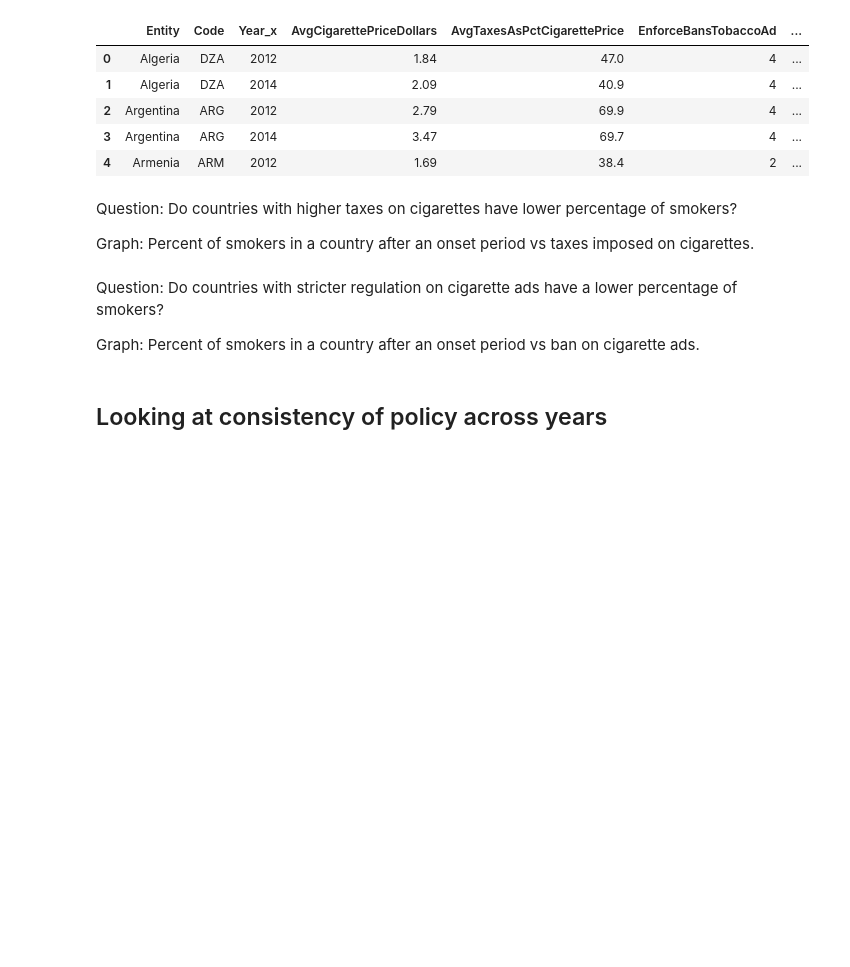
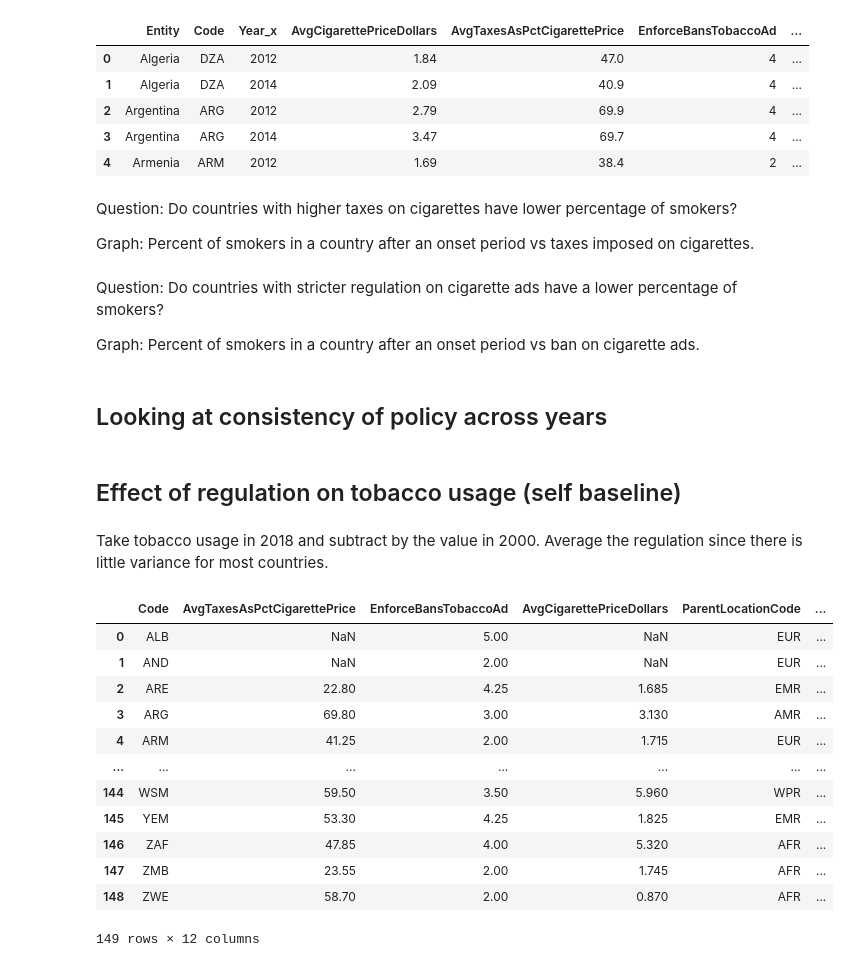
Before and after one commit to QiyunC/Citadel-Datathon-2021, a Jupyter notebook: EDA.ipynb, the cells around one changed output. Drawn from its saved outputs; the diff is of its cells as text; code cells hidden in the pictures; blank space fills up the shorter version.

Commit message:
added self baseline

```diff
--- a/EDA.ipynb
+++ b/EDA.ipynb
@@ -154,2 +155,38 @@ px.bar(ban_df, x=ban_df.index, y="Pct_Smoking", title="Percent Smoker vs. Taxes"
 # %%
 px.histogram(stop_smoking_df.groupby("Entity").std()["AvgTaxesAsPctCigarettePrice"])
+# %% [markdown]
+## Effect of regulation on tobacco usage (self baseline)
+# %% [markdown]
+Take tobacco usage in 2018 and subtract by the value in 2000.
+Average the regulation since there is little variance for most countries.
+# %%
+def merge_reg_use_with_self_baseline(reg_df, use_df):
+    reg_df = reg_df.copy()
+    use_df = use_df.copy()
+
+    use_df = use_df.rename(columns={"SpatialDimValueCode": "Code", "Value": "Pct_Smoking"}).query("Gender == 'Both sexes'")
+    recent_use_df = use_df[test_df["Year"] == 2018]
+    baseline_use_df = use_df[test_df["Year"] == 2000][["Code", "Pct_Smoking"]]
+    recent_use_df = pd.merge(recent_use_df, baseline_use_df, on="Code")
+    recent_use_df["Pct_Smoking_Change"] = recent_use_df["Pct_Smoking_x"] - recent_use_df["Pct_Smoking_y"]
+
+    reg_df = reg_df.groupby("Code").mean()[["AvgTaxesAsPctCigarettePrice", "EnforceBansTobaccoAd", "AvgCigarettePriceDollars"]]
+    reg_use_df = pd.merge(reg_df, recent_use_df, on="Code")
+    return reg_use_df
+# %%
+reg_use_df = merge_reg_use_with_self_baseline(stop_smoking_df, ww_use_df)
+reg_use_df
+# %% [output]
+|  | Code | AvgTaxesAsPctCigarettePrice | EnforceBansTobaccoAd | AvgCigarettePriceDollars | ParentLocationCode | ... |
+| 0 | ALB | NaN | 5.00 | NaN | EUR | ... |
+| 1 | AND | NaN | 2.00 | NaN | EUR | ... |
+| 2 | ARE | 22.80 | 4.25 | 1.685 | EMR | ... |
+| 3 | ARG | 69.80 | 3.00 | 3.130 | AMR | ... |
+| 4 | ARM | 41.25 | 2.00 | 1.715 | EUR | ... |
+| ... | ... | ... | ... | ... | ... | ... |
+| 144 | WSM | 59.50 | 3.50 | 5.960 | WPR | ... |
+| 145 | YEM | 53.30 | 4.25 | 1.825 | EMR | ... |
+| 146 | ZAF | 47.85 | 4.00 | 5.320 | AFR | ... |
+| 147 | ZMB | 23.55 | 2.00 | 1.745 | AFR | ... |
+| 148 | ZWE | 58.70 | 2.00 | 0.870 | AFR | ... |
+149 rows × 12 columns
```
Also changed, not shown: parts of 10 cells of this notebook.
